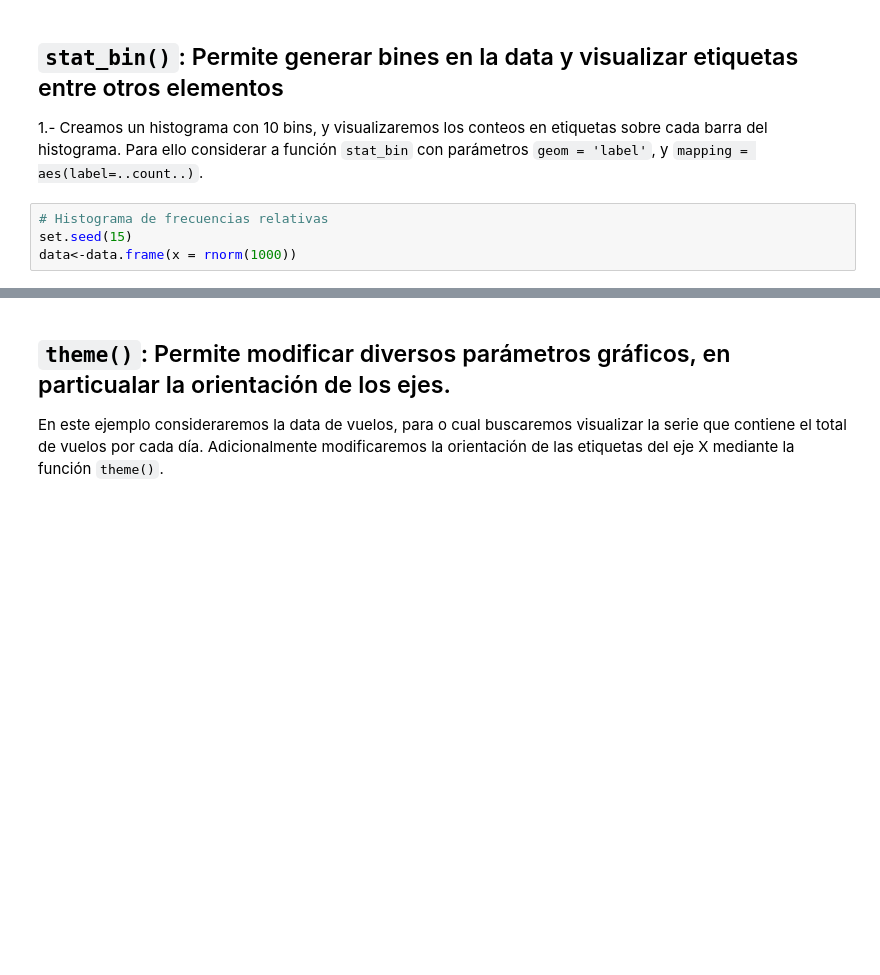
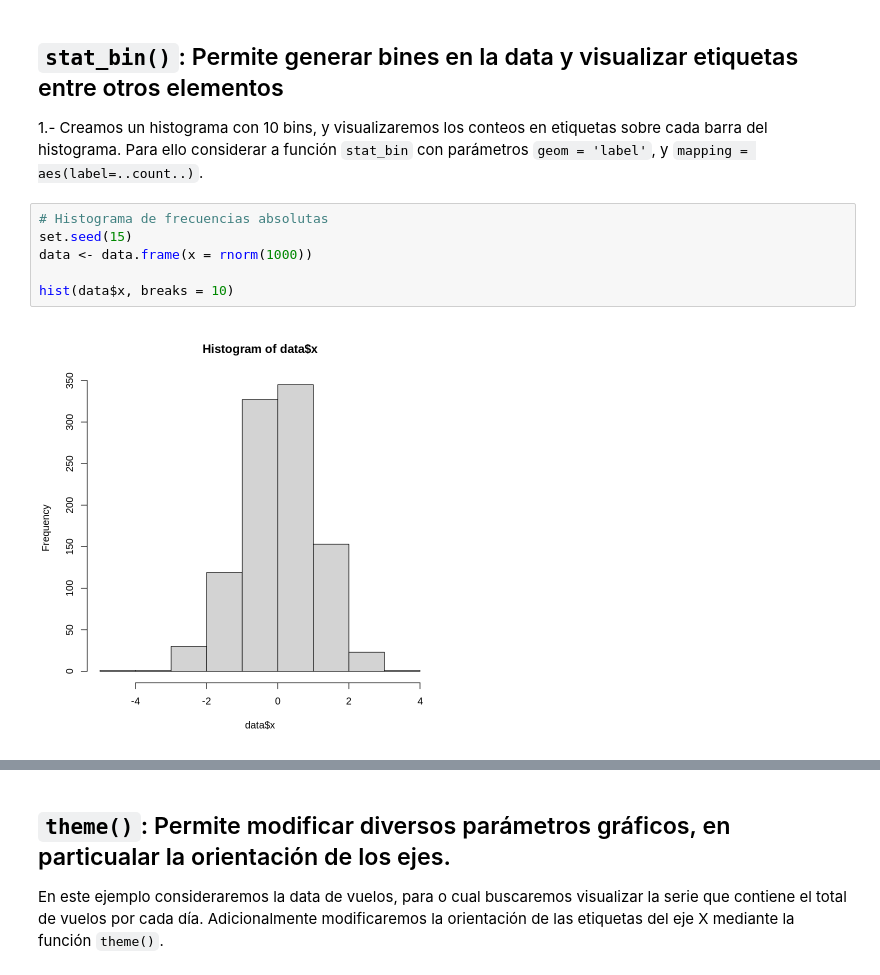
Before and after one commit to majorquev/DBDC_202409_Programacion_en_R_para_ciencia_de_datos, a Jupyter notebook: Clases/C5/00_Ejemplos_adicionales_ggplot2.ipynb, the cells around one changed output, grey strips where cells are left out. Drawn from its saved outputs; the diff is of its cells as text; blank space fills up the shorter version.

```diff
--- a/Clases/C5/00_Ejemplos_adicionales_ggplot2.ipynb
+++ b/Clases/C5/00_Ejemplos_adicionales_ggplot2.ipynb
@@ -21,6 +33,10 @@ library(nycflights13)
 
 1.- Creamos un histograma con 10 bins, y visualizaremos los conteos en etiquetas sobre cada barra del histograma. Para ello considerar a función `stat_bin` con parámetros `geom = 'label'`, y `mapping = aes(label=..count..)`.
 # %%
-# Histograma de frecuencias relativas
+# Histograma de frecuencias absolutas
 set.seed(15)
-data<-data.frame(x = rnorm(1000))
+data <- data.frame(x = rnorm(1000))
+
+hist(data$x, breaks = 10)
+# %% [output]
+[figure, added]
```
Also changed, not shown: parts of 15 cells of this notebook.
